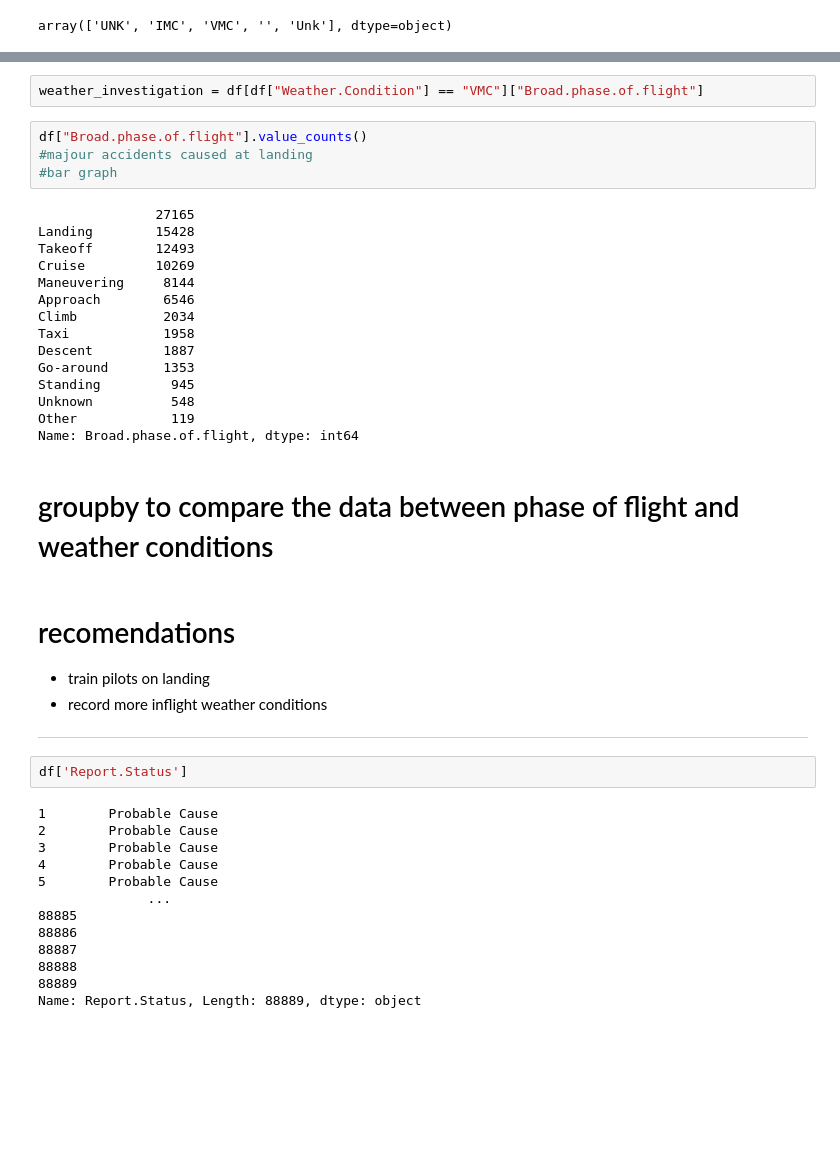
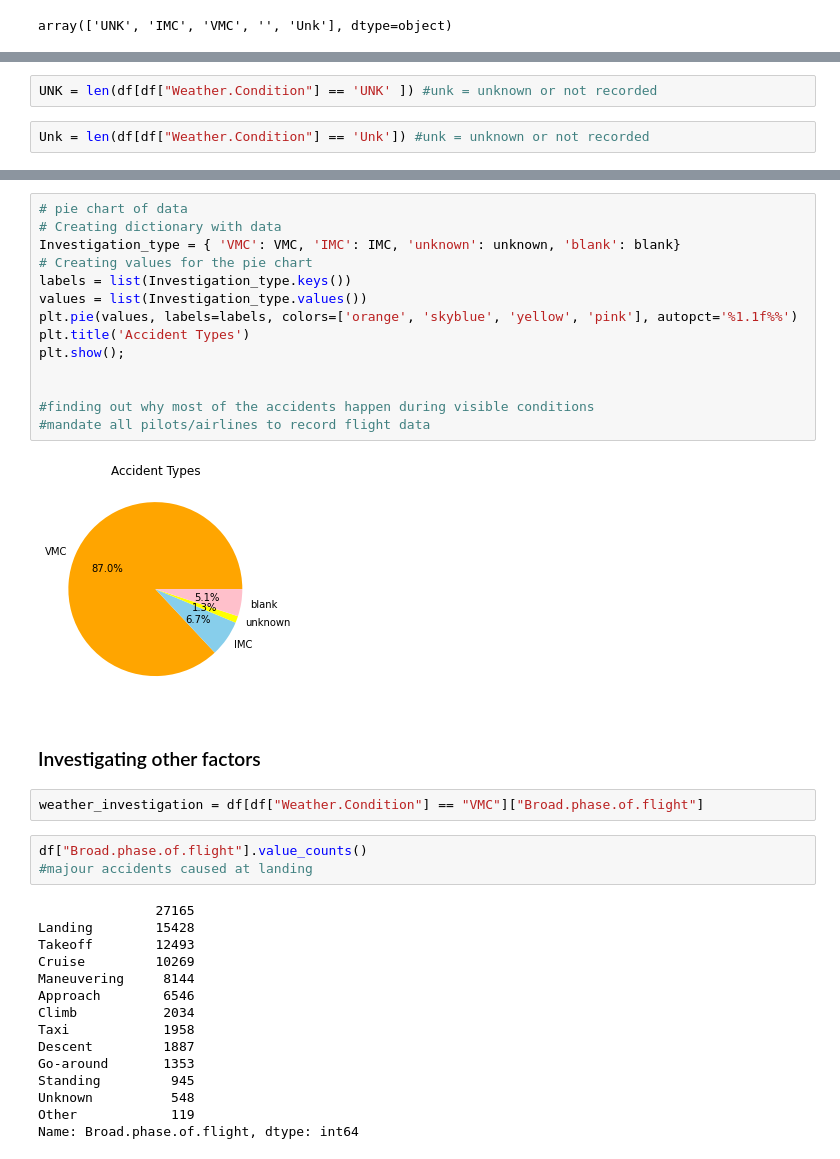
Before and after one commit to ericgiitwa/airport_cleaning, a Jupyter notebook: Aviation_Accident_Database_Project.ipynb, the cells around one changed output, grey strips where cells are left out. Saved outputs shown, nothing was run; the diff lists cells and outputs as text; blank space fills up the shorter version.

```diff
--- a/Aviation_Accident_Database_Project.ipynb
+++ b/Aviation_Accident_Database_Project.ipynb
@@ -238 +265,5 @@ imc = "IMC" stands for Instrument Meteorological Conditions. These conditions oc
+# %%
+UNK = len(df[df["Weather.Condition"] == 'UNK' ]) #unk = unknown or not recorded
+# %%
+Unk = len(df[df["Weather.Condition"] == 'Unk']) #unk = unknown or not recorded
 # %%
@@ -256,9 +279,26 @@ len(df[df["Weather.Condition"] == 'Unk'])
+# %%
+# pie chart of data
+# Creating dictionary with data
+Investigation_type = { 'VMC': VMC, 'IMC': IMC, 'unknown': unknown, 'blank': blank}
+# Creating values for the pie chart
+labels = list(Investigation_type.keys())
+values = list(Investigation_type.values())
+plt.pie(values, labels=labels, colors=['orange', 'skyblue', 'yellow', 'pink'], autopct='%1.1f%%')
+plt.title('Accident Types')
+plt.show();
+
+
+#finding out why most of the accidents happen during visible conditions
+#mandate all pilots/airlines to record flight data
+# %% [output]
+[figure, added]
+# %% [markdown]
+### Investigating other factors
 # %%
 weather_investigation = df[df["Weather.Condition"] == "VMC"]["Broad.phase.of.flight"]
 # %%
 df["Broad.phase.of.flight"].value_counts()
 #majour accidents caused at landing
-#bar graph
 # %% [output]
                27165
 Landing        15428
@@ -274,25 +314,3 @@ Standing         945
 Unknown          548
 Other            119
 Name: Broad.phase.of.flight, dtype: int64
-# %% [markdown]
-# groupby to compare the data between phase of flight and weather conditions
-# %% [markdown]
-# recomendations
-* train pilots on landing
-* record more inflight weather conditions
-****
-# %%
-df['Report.Status']
-# %% [output]
-1        Probable Cause
-2        Probable Cause
-3        Probable Cause
-4        Probable Cause
-5        Probable Cause
-              ...
-88885
-88886
-88887
-88888
-88889
-Name: Report.Status, Length: 88889, dtype: object
```
Also changed, not shown: parts of 71 cells of this notebook.
